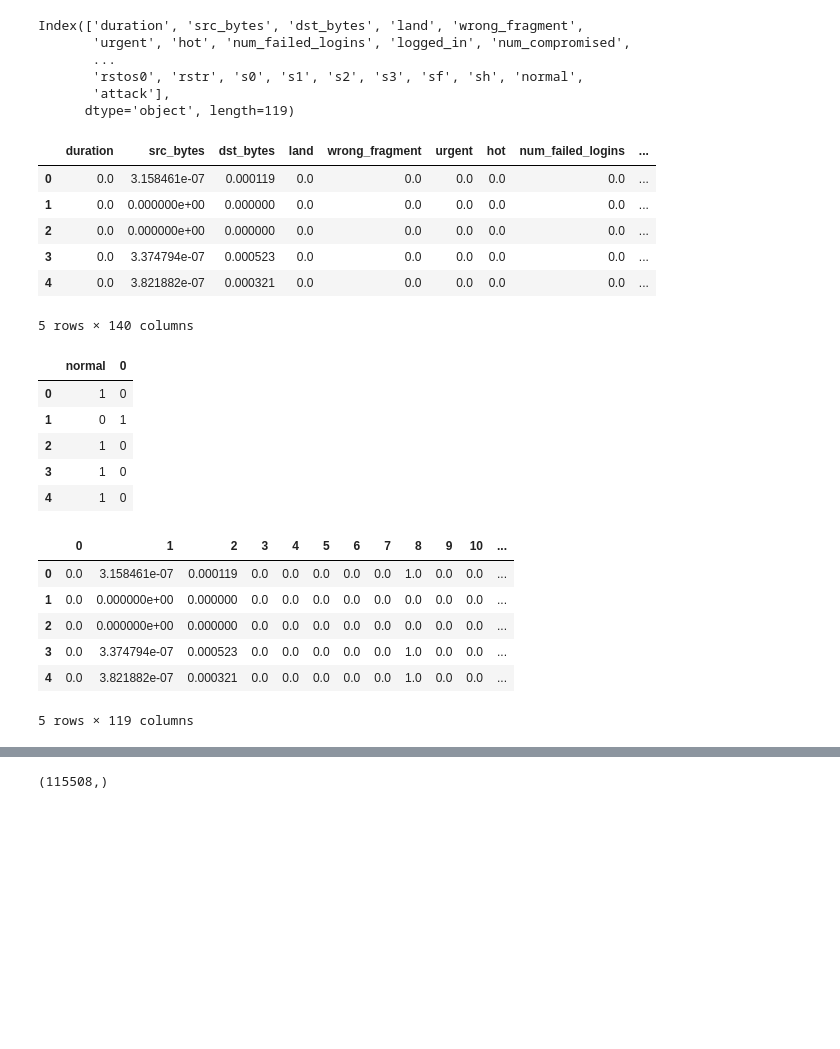
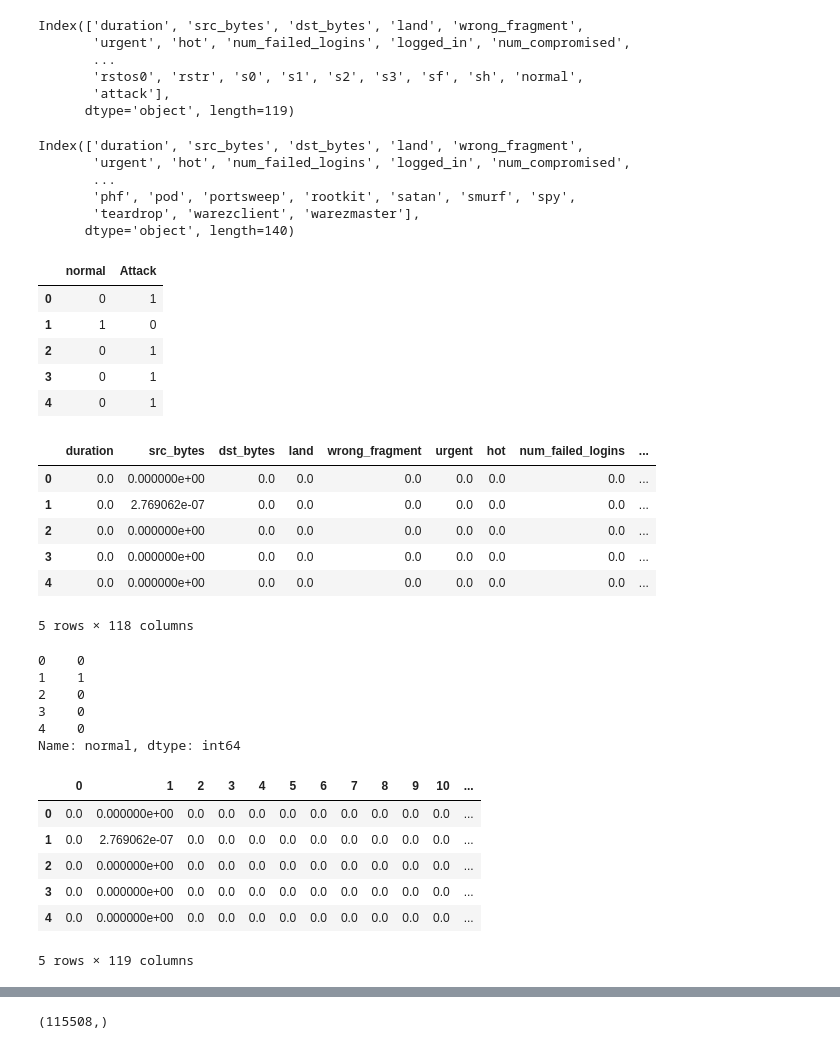
Before and after one commit to shane-harris/Network_Intrusion_Detector, a Jupyter notebook: Network_Intrusion_Detector.ipynb, the cells around one changed output, grey strips where cells are left out. Cells and saved outputs as stored; diff of their text form; code cells hidden in the pictures; blank space fills up the shorter version.

```diff
--- a/Network_Intrusion_Detector.ipynb
+++ b/Network_Intrusion_Detector.ipynb
@@ -90,5 +114,4 @@ def encode_text_index(df, name):
 # %%
-#Read in csv file
-# File obtained from D.O.D public record
-networkTraffic = pd.read_csv("network_intrusion_data.csv")
+# Read in csv file
+networkTraffic = pd.read_csv("/content/drive/My Drive/CSC 180/Assignment 2/data/network_intrusion_data.csv")
 # %%
@@ -103,3 +122,0 @@ networkTraffic.shape
-# %%
-# Writing data into another dataframe that contains the labled columns
-networkTraffic = networkTraffic[~networkTraffic['service'].str.contains('red_i')]
@@ -198,4 +212,4 @@ service_matrix = vectorizer2.fit_transform(service)
 # %%
 flags_matrix = vectorizer3.fit_transform(flags)
 # %%
-outcome_matrix = vectorizer4.fit_transform(outcome)
+outcome_matrix = vectorizer4.fit_transform(outcome.values.astype('U'))
@@ -453,42 +434,62 @@ Index(['duration', 'src_bytes', 'dst_bytes', 'land', 'wrong_fragment',
        'attack'],
       dtype='object', length=119)
 # %%
-networkTraffic_Normalized_vectorized_encoded_scaled_column_names1.head()
+networkTraffic_Normalized_vectorized_encoded_scaled_column_names1.columns
 # %% [output]
-|  | duration | src_bytes | dst_bytes | land | wrong_fragment | urgent | hot | num_failed_logins | ... |
-| 0 | 0.0 | 3.158461e-07 | 0.000119 | 0.0 | 0.0 | 0.0 | 0.0 | 0.0 | ... |
-| 1 | 0.0 | 0.000000e+00 | 0.000000 | 0.0 | 0.0 | 0.0 | 0.0 | 0.0 | ... |
-| 2 | 0.0 | 0.000000e+00 | 0.000000 | 0.0 | 0.0 | 0.0 | 0.0 | 0.0 | ... |
-| 3 | 0.0 | 3.374794e-07 | 0.000523 | 0.0 | 0.0 | 0.0 | 0.0 | 0.0 | ... |
-| 4 | 0.0 | 3.821882e-07 | 0.000321 | 0.0 | 0.0 | 0.0 | 0.0 | 0.0 | ... |
-5 rows × 140 columns
+Index(['duration', 'src_bytes', 'dst_bytes', 'land', 'wrong_fragment',
+       'urgent', 'hot', 'num_failed_logins', 'logged_in', 'num_compromised',
+       ...
+       'phf', 'pod', 'portsweep', 'rootkit', 'satan', 'smurf', 'spy',
+       'teardrop', 'warezclient', 'warezmaster'],
+      dtype='object', length=140)
 # %%
 # Spliiting with column names
 x_network1 = networkTraffic_Normalized_vectorized_encoded_scaled_column_names.loc[:, networkTraffic_Normalized_vectorized_encoded_scaled_column_names.columns != 'normal']
 y_network1 = networkTraffic_Normalized_vectorized_encoded_scaled_column_names['normal']
-
-del x_network1['attack']
-
+#y_network1.reset_index()
 # Adding additional column to y so one is an attack column and another is a normal column
-#mapping = {y_network1[0]:'attack'}
-y_network2 = pd.concat([y_network1, y_network1.replace({1:0,0:1}).rename(columns={0:'Attack'})], axis=1)
+#y_network2 = pd.concat([y_network1, y_network1.replace({1:0,0:1}).rename(columns={0:'Attack'})], axis=1)
+#y_network2.head()
+y_network2 = pd.concat([y_network1, y_network1.replace({1:0,0:1}).reset_index().rename(columns={"normal":"Attack"})], axis=1)
+#.reset_index().rename(columns={0:'Attack'})], axis=1)
+y_network2 = y_network2.drop(columns={'index'})
 y_network2.head()
 # %% [output]
-|  | normal | 0 |
-| 0 | 1 | 0 |
-| 1 | 0 | 1 |
-| 2 | 1 | 0 |
-| 3 | 1 | 0 |
-| 4 | 1 | 0 |
+|  | normal | Attack |
+| 0 | 0 | 1 |
+| 1 | 1 | 0 |
+| 2 | 0 | 1 |
+| 3 | 0 | 1 |
+| 4 | 0 | 1 |
+# %%
+#y_network1.head()
+x_network1.head()
+# %% [output]
+|  | duration | src_bytes | dst_bytes | land | wrong_fragment | urgent | hot | num_failed_logins | ... |
+| 0 | 0.0 | 0.000000e+00 | 0.0 | 0.0 | 0.0 | 0.0 | 0.0 | 0.0 | ... |
+| 1 | 0.0 | 2.769062e-07 | 0.0 | 0.0 | 0.0 | 0.0 | 0.0 | 0.0 | ... |
+| 2 | 0.0 | 0.000000e+00 | 0.0 | 0.0 | 0.0 | 0.0 | 0.0 | 0.0 | ... |
+| 3 | 0.0 | 0.000000e+00 | 0.0 | 0.0 | 0.0 | 0.0 | 0.0 | 0.0 | ... |
+| 4 | 0.0 | 0.000000e+00 | 0.0 | 0.0 | 0.0 | 0.0 | 0.0 | 0.0 | ... |
+5 rows × 118 columns
+# %%
+y_network1.head()
+# %% [output]
+0    0
+1    1
+2    0
+3    0
+4    0
+Name: normal, dtype: int64
 # %%
 networkTraffic_Normalized_vectorized_encoded_scaled.head()
 # %% [output]
 |  | 0 | 1 | 2 | 3 | 4 | 5 | 6 | 7 | 8 | 9 | 10 | ... |
-| 0 | 0.0 | 3.158461e-07 | 0.000119 | 0.0 | 0.0 | 0.0 | 0.0 | 0.0 | 1.0 | 0.0 | 0.0 | ... |
-| 1 | 0.0 | 0.000000e+00 | 0.000000 | 0.0 | 0.0 | 0.0 | 0.0 | 0.0 | 0.0 | 0.0 | 0.0 | ... |
-| 2 | 0.0 | 0.000000e+00 | 0.000000 | 0.0 | 0.0 | 0.0 | 0.0 | 0.0 | 0.0 | 0.0 | 0.0 | ... |
-| 3 | 0.0 | 3.374794e-07 | 0.000523 | 0.0 | 0.0 | 0.0 | 0.0 | 0.0 | 1.0 | 0.0 | 0.0 | ... |
-| 4 | 0.0 | 3.821882e-07 | 0.000321 | 0.0 | 0.0 | 0.0 | 0.0 | 0.0 | 1.0 | 0.0 | 0.0 | ... |
+| 0 | 0.0 | 0.000000e+00 | 0.0 | 0.0 | 0.0 | 0.0 | 0.0 | 0.0 | 0.0 | 0.0 | 0.0 | ... |
+| 1 | 0.0 | 2.769062e-07 | 0.0 | 0.0 | 0.0 | 0.0 | 0.0 | 0.0 | 0.0 | 0.0 | 0.0 | ... |
+| 2 | 0.0 | 0.000000e+00 | 0.0 | 0.0 | 0.0 | 0.0 | 0.0 | 0.0 | 0.0 | 0.0 | 0.0 | ... |
+| 3 | 0.0 | 0.000000e+00 | 0.0 | 0.0 | 0.0 | 0.0 | 0.0 | 0.0 | 0.0 | 0.0 | 0.0 | ... |
+| 4 | 0.0 | 0.000000e+00 | 0.0 | 0.0 | 0.0 | 0.0 | 0.0 | 0.0 | 0.0 | 0.0 | 0.0 | ... |
 5 rows × 119 columns
 # %%
 # Final Value Shiffle before training
```
Also changed, not shown: parts of 91 cells of this notebook.
